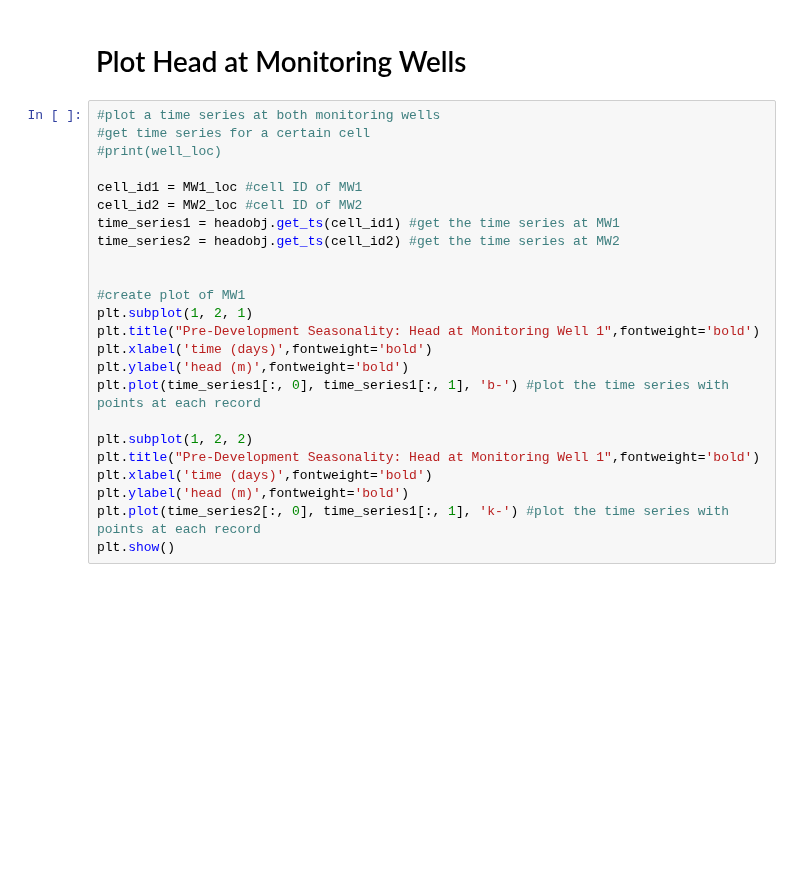
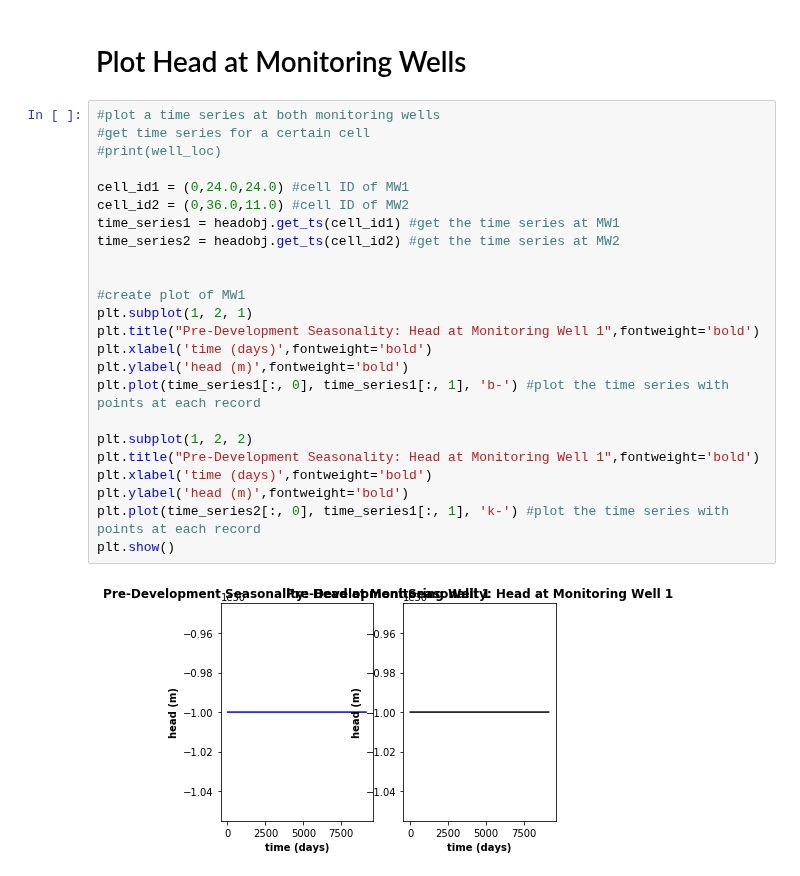
Before and after one commit to groundwater-modeling-Spring2020/GroMore_Project, a Jupyter notebook: Amanda/scenario2/Triplett_Scen1_2-Copy1.ipynb, the cells around one changed output. Drawn from its saved outputs; the diff is of its cells as text; blank space fills up the shorter version.

Commit message:
Update Triplett_Scen1_2-Copy1.ipynb changed cell_id to equal tubple not list

```diff
--- a/Amanda/scenario2/Triplett_Scen1_2-Copy1.ipynb
+++ b/Amanda/scenario2/Triplett_Scen1_2-Copy1.ipynb
@@ -498,24 +547,26 @@ print(head['sp10'][0][10])
 # %%
 #plot a time series at both monitoring wells
 #get time series for a certain cell
 #print(well_loc)
 
-cell_id1 = MW1_loc #cell ID of MW1
-cell_id2 = MW2_loc #cell ID of MW2
+cell_id1 = (0,24.0,24.0) #cell ID of MW1
+cell_id2 = (0,36.0,11.0) #cell ID of MW2
 time_series1 = headobj.get_ts(cell_id1) #get the time series at MW1
 time_series2 = headobj.get_ts(cell_id2) #get the time series at MW2
 
 
 #create plot of MW1
 plt.subplot(1, 2, 1)
 plt.title("Pre-Development Seasonality: Head at Monitoring Well 1",fontweight='bold')
 plt.xlabel('time (days)',fontweight='bold')
 plt.ylabel('head (m)',fontweight='bold')
 plt.plot(time_series1[:, 0], time_series1[:, 1], 'b-') #plot the time series with points at each record
 
 plt.subplot(1, 2, 2)
 plt.title("Pre-Development Seasonality: Head at Monitoring Well 1",fontweight='bold')
 plt.xlabel('time (days)',fontweight='bold')
 plt.ylabel('head (m)',fontweight='bold')
 plt.plot(time_series2[:, 0], time_series1[:, 1], 'k-') #plot the time series with points at each record
 plt.show()
+# %% [output]
+[figure, added]
```
Also changed, not shown: parts of 4 cells of this notebook.
